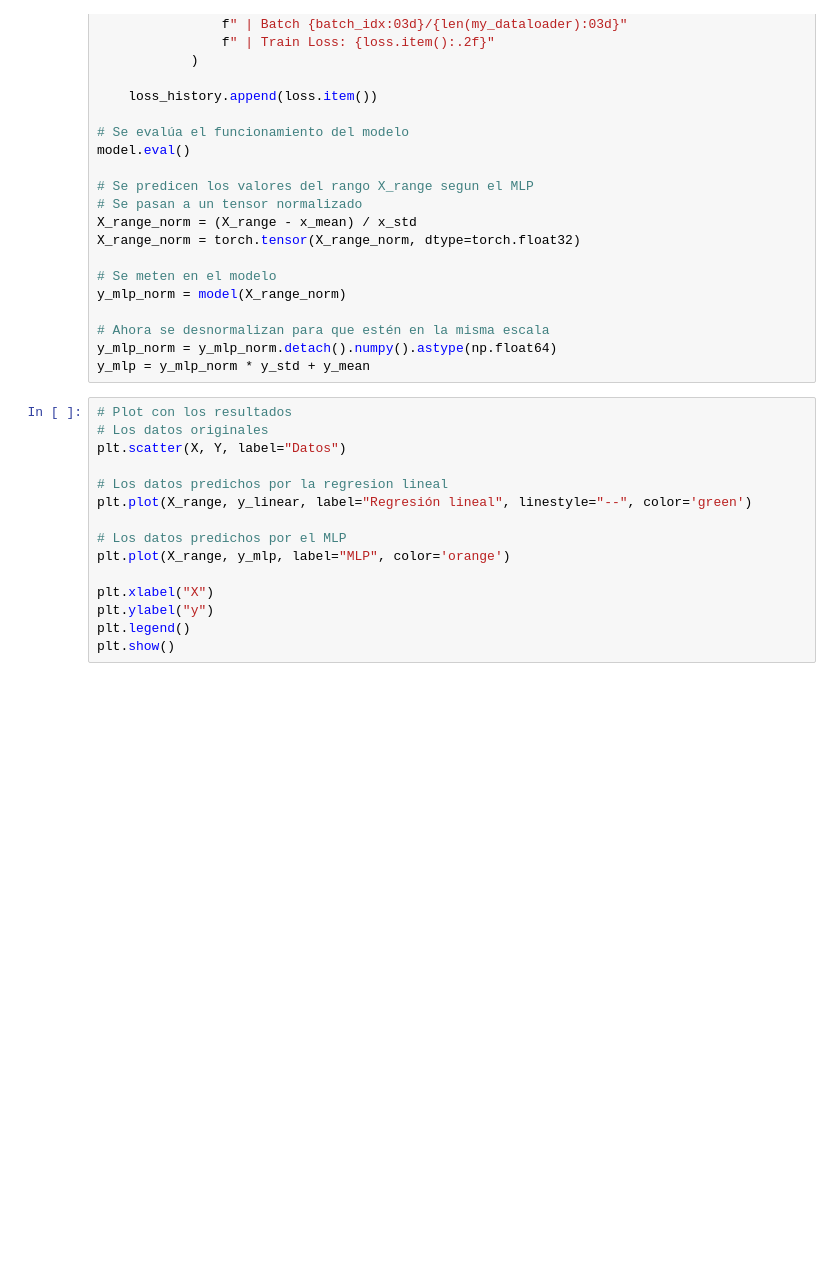
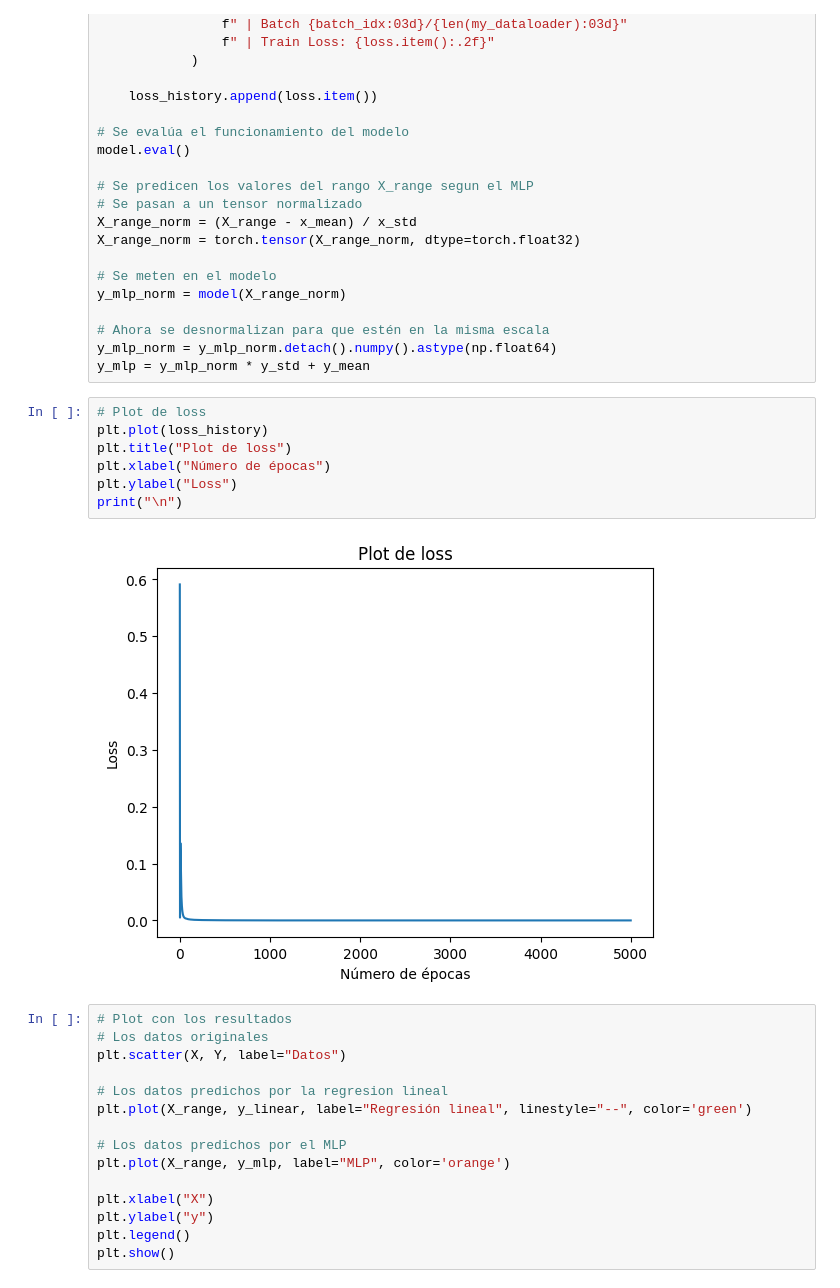
Before and after one commit to adtapiagonzalez/PracticasRedesNeuronales_Adrian_Tapia, a Jupyter notebook: PRACTICA_03_Adrian_Tapia.ipynb, the cells around one changed output. Drawn from its saved outputs; the diff is of its cells as text; blank space fills up the shorter version.

```diff
--- a/PRACTICA_03_Adrian_Tapia.ipynb
+++ b/PRACTICA_03_Adrian_Tapia.ipynb
@@ -157,6 +157,15 @@ y_mlp_norm = model(X_range_norm)
 # Ahora se desnormalizan para que estén en la misma escala
 y_mlp_norm = y_mlp_norm.detach().numpy().astype(np.float64)
 y_mlp = y_mlp_norm * y_std + y_mean
+# %%
+# Plot de loss
+plt.plot(loss_history)
+plt.title("Plot de loss")
+plt.xlabel("Número de épocas")
+plt.ylabel("Loss")
+print("\n")
+# %% [output]
+[figure, added]
 # %%
 # Plot con los resultados
 # Los datos originales
```
